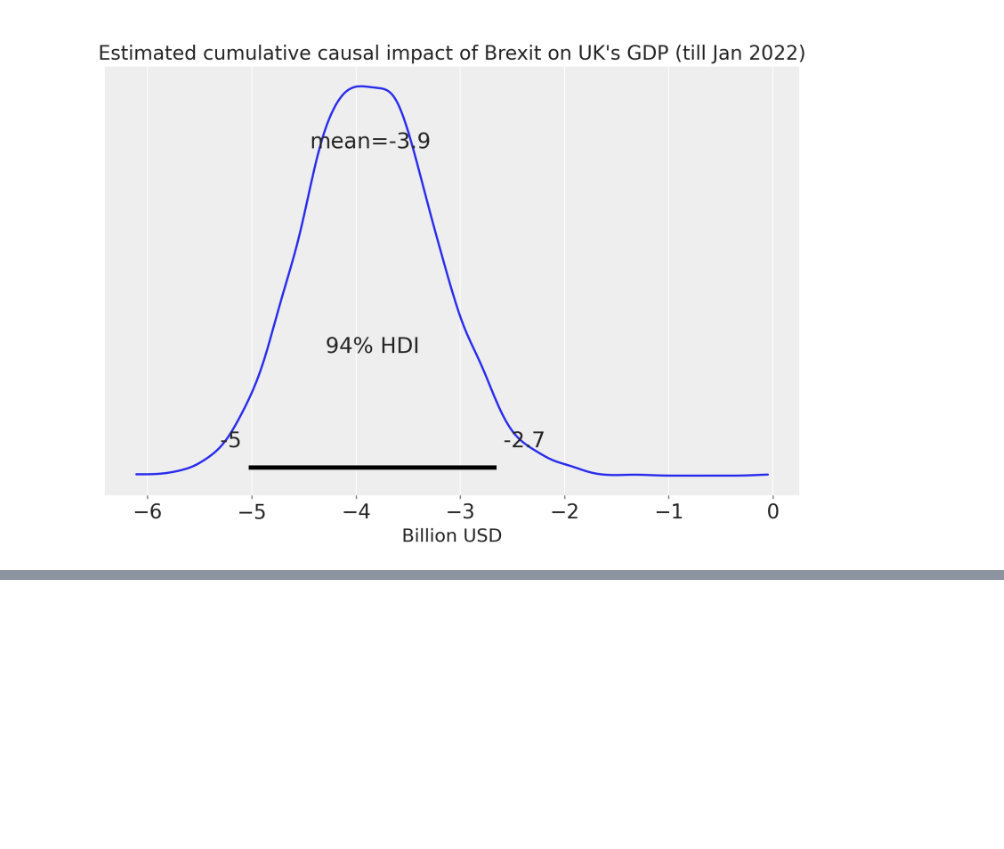
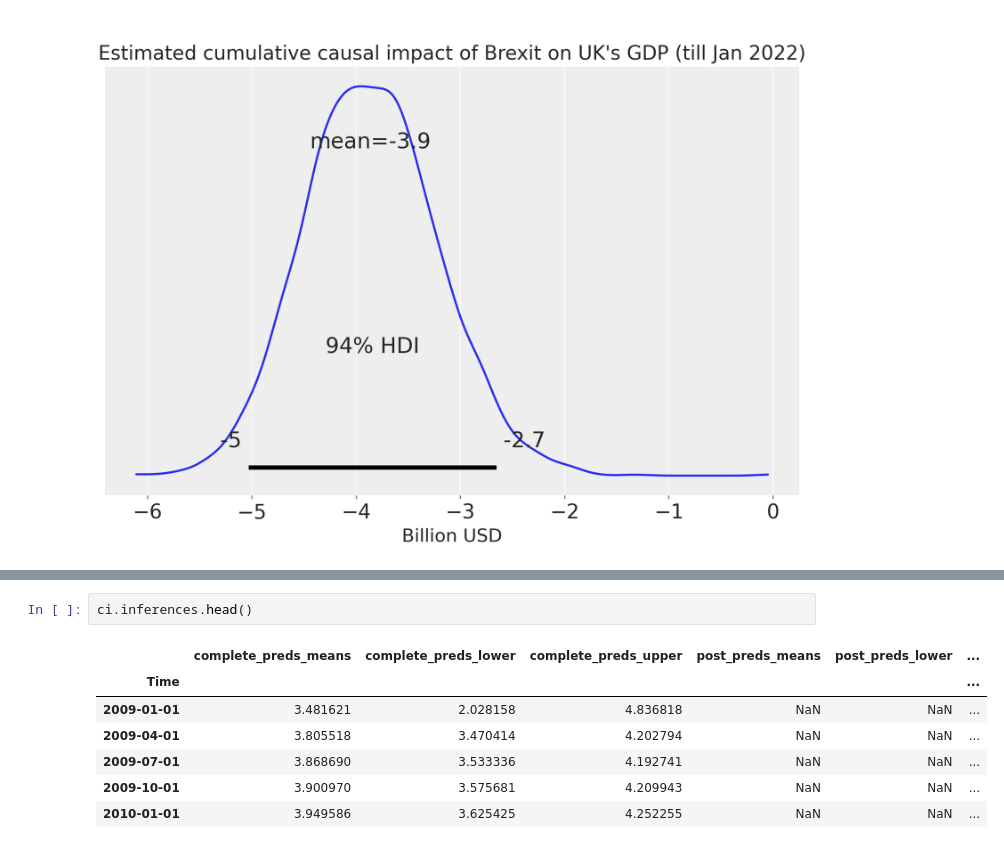
Before and after one commit to francescoamat0/causal-inference-methods, a Jupyter notebook: synthetic_control/brexit_effects.ipynb, the cells around one changed output, grey strips where cells are left out. Saved outputs shown, nothing was run; the diff lists cells and outputs as text; blank space fills up the shorter version.

```diff
--- a/synthetic_control/brexit_effects.ipynb
+++ b/synthetic_control/brexit_effects.ipynb
@@ -304,0 +414,10 @@ ax.set(
+# %%
+ci.inferences.head()
+# %% [output]
+|  | complete_preds_means | complete_preds_lower | complete_preds_upper | post_preds_means | post_preds_lower | ... |
+| Time |  |  |  |  |  | ... |
+| 2009-01-01 | 3.481621 | 2.028158 | 4.836818 | NaN | NaN | ... |
+| 2009-04-01 | 3.805518 | 3.470414 | 4.202794 | NaN | NaN | ... |
+| 2009-07-01 | 3.868690 | 3.533336 | 4.192741 | NaN | NaN | ... |
+| 2009-10-01 | 3.900970 | 3.575681 | 4.209943 | NaN | NaN | ... |
+| 2010-01-01 | 3.949586 | 3.625425 | 4.252255 | NaN | NaN | ... |
```
Also changed, not shown: parts of 13 cells of this notebook.
